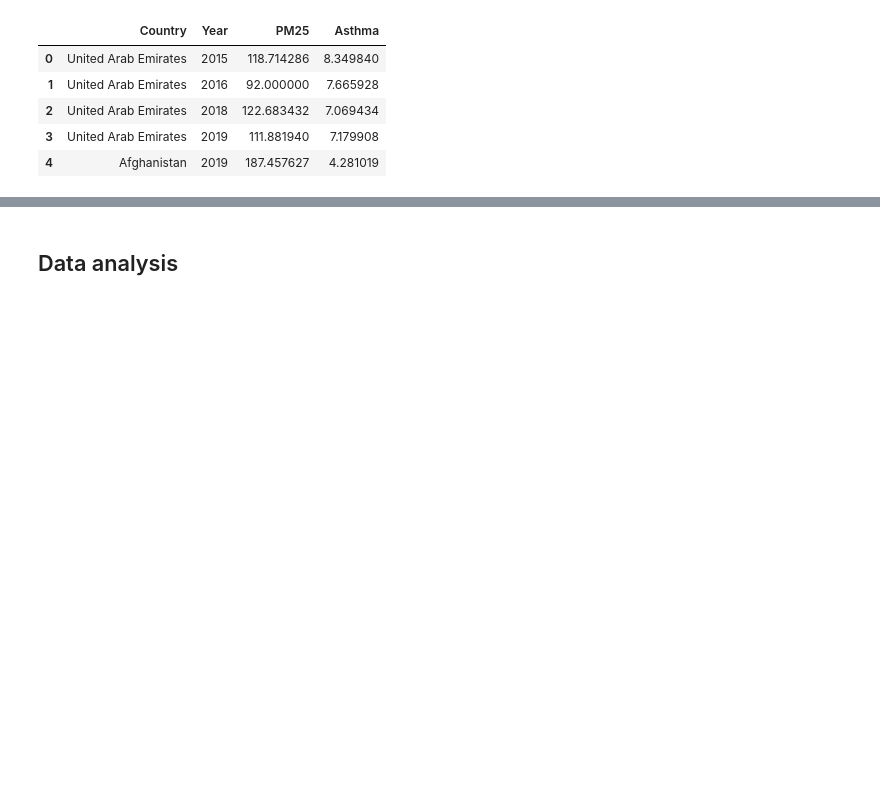
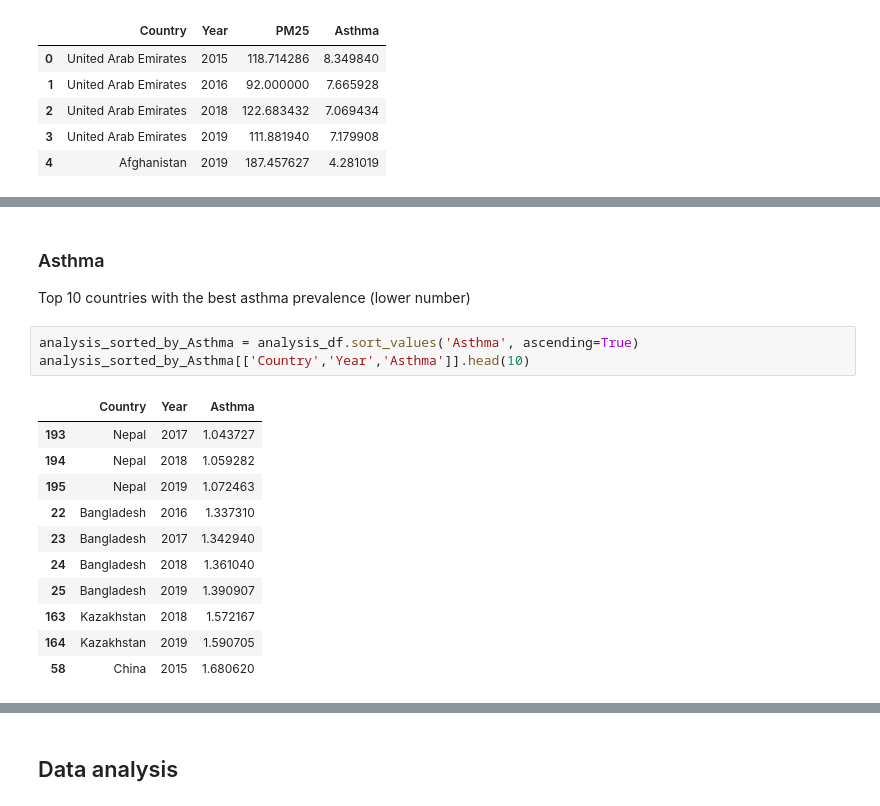
Before and after one commit to benoitchamot/AirQuality_and_Happiness, a Jupyter notebook: Analysis_AirQuality_and_Asthma.ipynb, the cells around one changed output, grey strips where cells are left out. Drawn from its saved outputs; the diff is of its cells as text; blank space fills up the shorter version.

```diff
--- a/Analysis_AirQuality_and_Asthma.ipynb
+++ b/Analysis_AirQuality_and_Asthma.ipynb
@@ -95,0 +116,18 @@ analysis_df.head()
+# %% [markdown]
+### Asthma
+Top 10 countries with the best asthma prevalence (lower number)
+# %%
+analysis_sorted_by_Asthma = analysis_df.sort_values('Asthma', ascending=True)
+analysis_sorted_by_Asthma[['Country','Year','Asthma']].head(10)
+# %% [output]
+|  | Country | Year | Asthma |
+| 193 | Nepal | 2017 | 1.043727 |
+| 194 | Nepal | 2018 | 1.059282 |
+| 195 | Nepal | 2019 | 1.072463 |
+| 22 | Bangladesh | 2016 | 1.337310 |
+| 23 | Bangladesh | 2017 | 1.342940 |
+| 24 | Bangladesh | 2018 | 1.361040 |
+| 25 | Bangladesh | 2019 | 1.390907 |
+| 163 | Kazakhstan | 2018 | 1.572167 |
+| 164 | Kazakhstan | 2019 | 1.590705 |
+| 58 | China | 2015 | 1.680620 |
```
Also changed, not shown: parts of 9 cells of this notebook.
